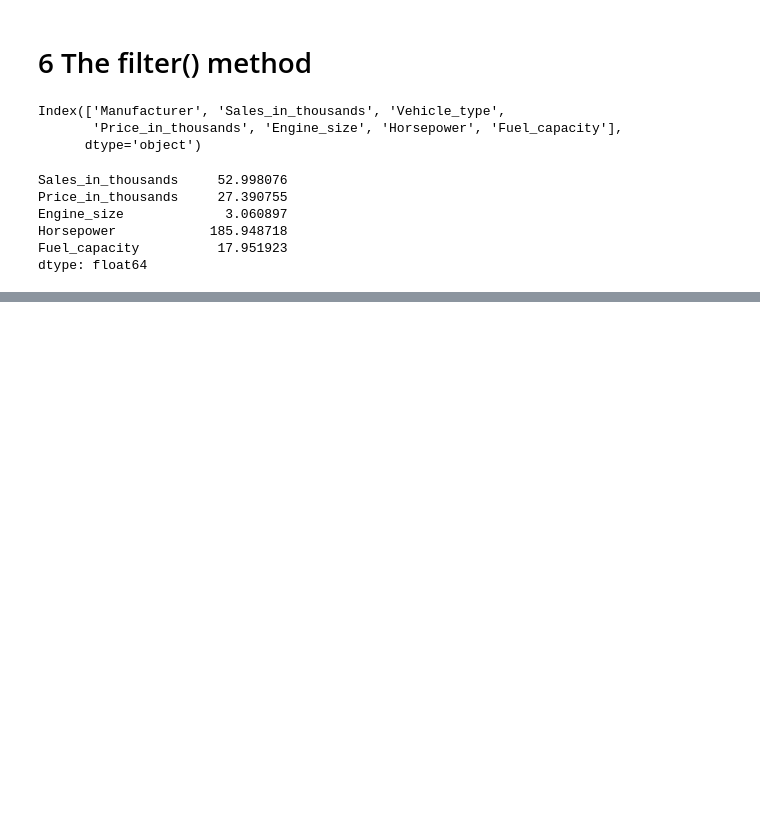
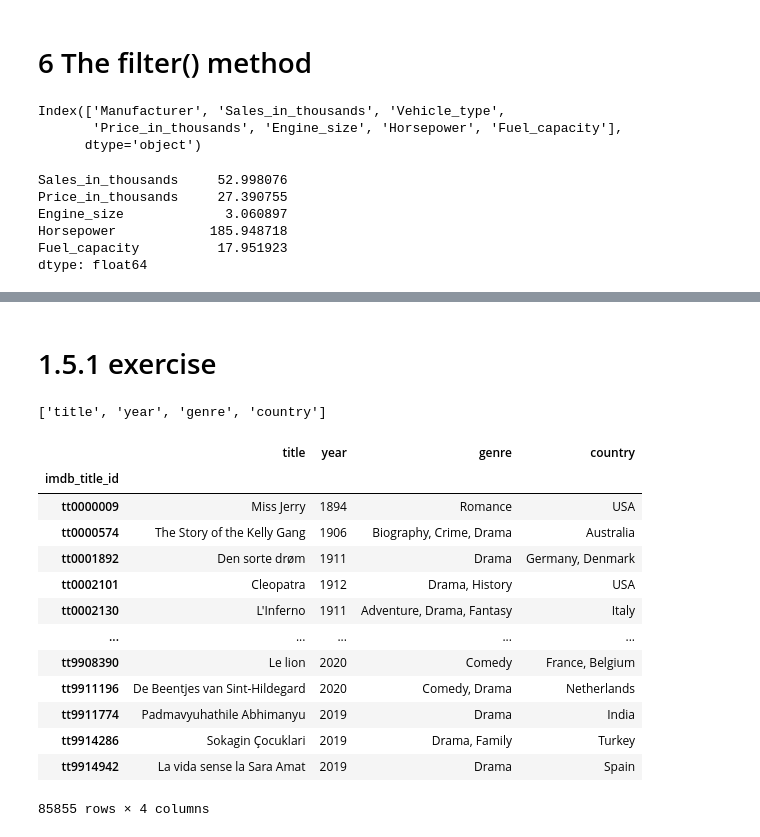
Before and after one commit to claudiahW/fcc_data_science, a Jupyter notebook: groupby.ipynb, the cells around one changed output, grey strips where cells are left out. Saved outputs shown, nothing was run; the diff lists cells and outputs as text; code cells hidden in the pictures; blank space fills up the shorter version.

```diff
--- a/groupby.ipynb
+++ b/groupby.ipynb
@@ -400,0 +500,3 @@ dtype: float64
+# %%
+df_movies.set_index('imdb_title_id', inplace=True)
+df_ratings.set_index('imdb_title_id', inplace=True)
@@ -400,0 +589,26 @@ dtype: float64
+# %% [markdown]
+# 1.5.1 exercise
+# %%
+# make s copy of the df_movies dataframe
+df_movies_2 = df_movies.copy()
+# %%
+print(df_movies.columns.tolist())
+# %% [output]
+['title', 'year', 'genre', 'country']
+# %%
+df_movies_2
+# %% [output]
+|  | title | year | genre | country |
+| imdb_title_id |  |  |  |  |
+| tt0000009 | Miss Jerry | 1894 | Romance | USA |
+| tt0000574 | The Story of the Kelly Gang | 1906 | Biography, Crime, Drama | Australia |
+| tt0001892 | Den sorte drøm | 1911 | Drama | Germany, Denmark |
+| tt0002101 | Cleopatra | 1912 | Drama, History | USA |
+| tt0002130 | L'Inferno | 1911 | Adventure, Drama, Fantasy | Italy |
+| ... | ... | ... | ... | ... |
+| tt9908390 | Le lion | 2020 | Comedy | France, Belgium |
+| tt9911196 | De Beentjes van Sint-Hildegard | 2020 | Comedy, Drama | Netherlands |
+| tt9911774 | Padmavyuhathile Abhimanyu | 2019 | Drama | India |
+| tt9914286 | Sokagin Çocuklari | 2019 | Drama, Family | Turkey |
+| tt9914942 | La vida sense la Sara Amat | 2019 | Drama | Spain |
+85855 rows × 4 columns
```
Also changed, not shown: parts of 29 cells of this notebook, 1 other file.
